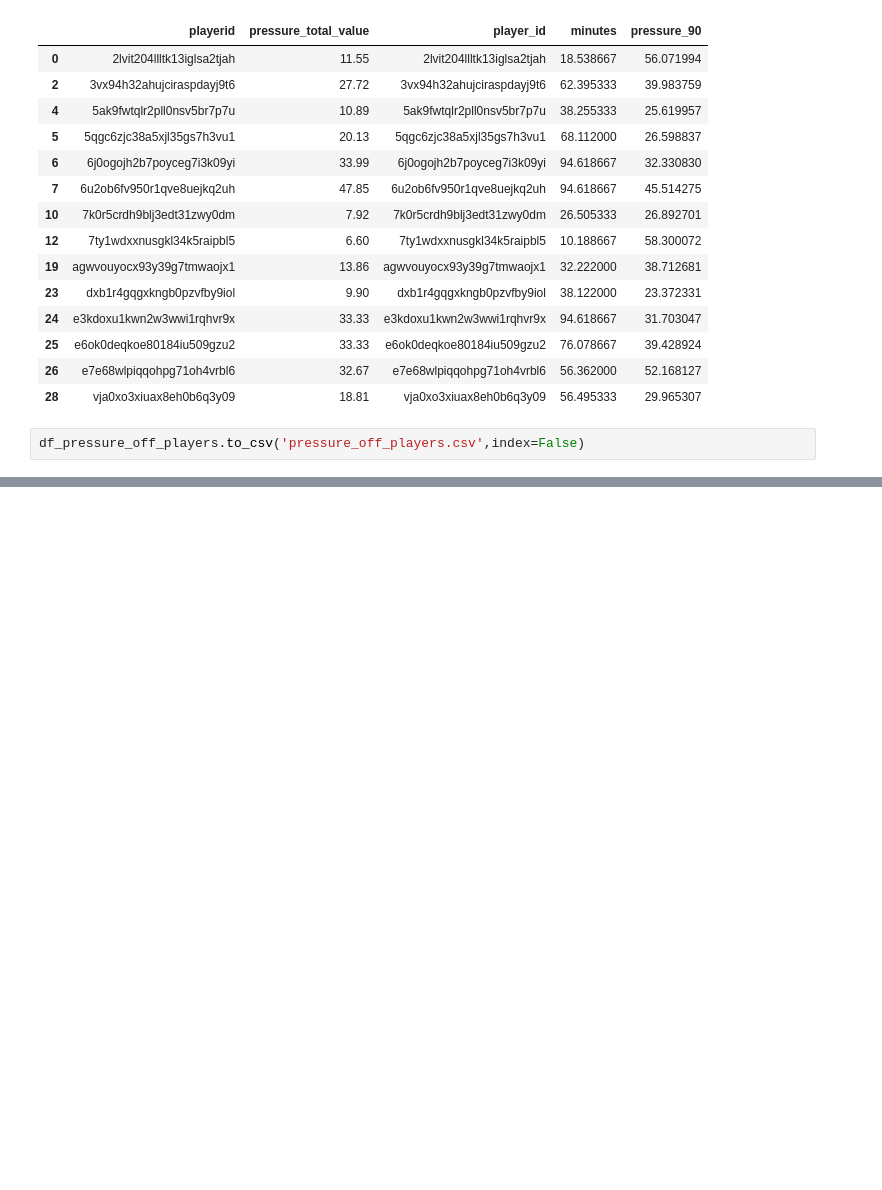
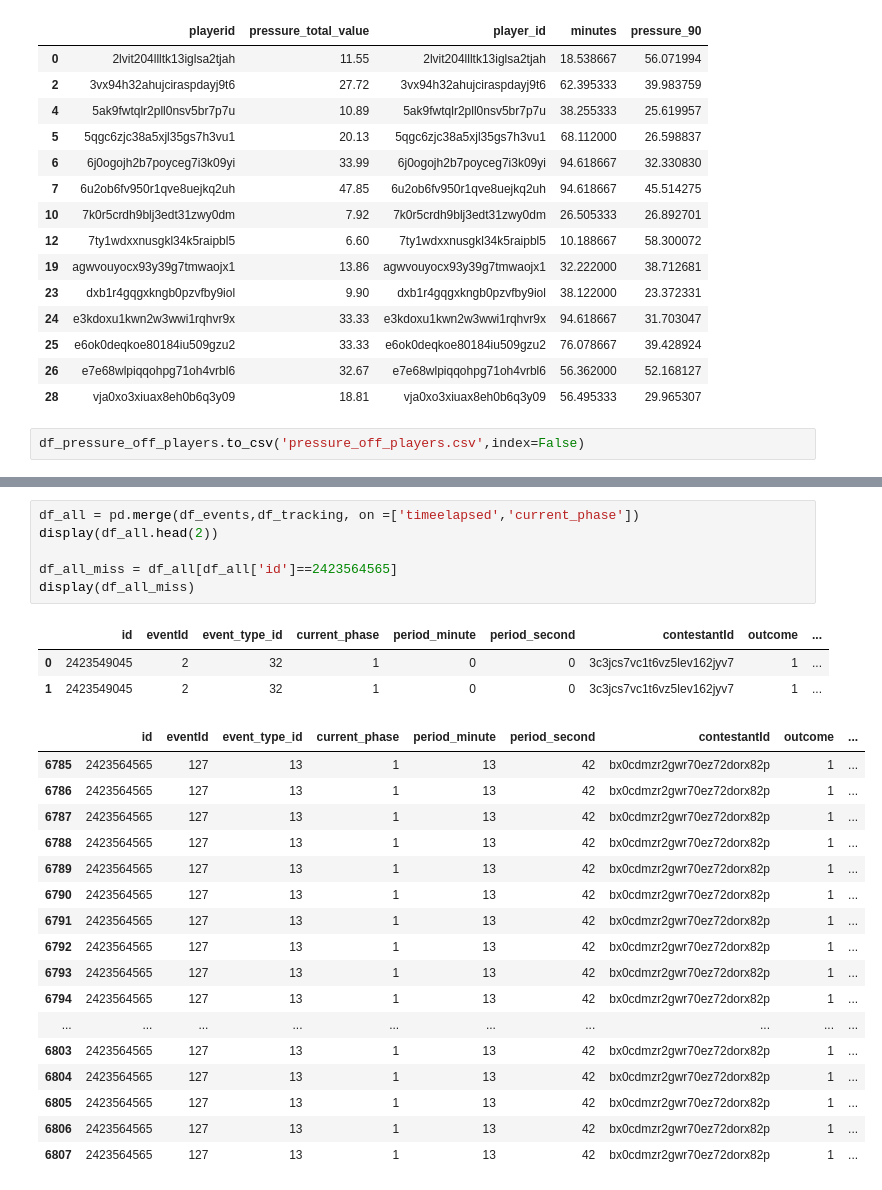
Before and after one commit to GabrielGausachs/OptaChallenge_Clustering_Player_Styles, a Jupyter notebook: utils/metrics.ipynb, the cells around one changed output, grey strips where cells are left out. Cells and saved outputs as stored; diff of their text form; blank space fills up the shorter version.

```diff
--- a/utils/metrics.ipynb
+++ b/utils/metrics.ipynb
@@ -818,0 +852,27 @@ df_pressure_off_players.to_csv('pressure_off_players.csv',index=False)
+# %%
+df_all = pd.merge(df_events,df_tracking, on =['timeelapsed','current_phase'])
+display(df_all.head(2))
+
+df_all_miss = df_all[df_all['id']==2423564565]
+display(df_all_miss)
+# %% [output]
+|  | id | eventId | event_type_id | current_phase | period_minute | period_second | contestantId | outcome | ... |
+| 0 | 2423549045 | 2 | 32 | 1 | 0 | 0 | 3c3jcs7vc1t6vz5lev162jyv7 | 1 | ... |
+| 1 | 2423549045 | 2 | 32 | 1 | 0 | 0 | 3c3jcs7vc1t6vz5lev162jyv7 | 1 | ... |
+|  | id | eventId | event_type_id | current_phase | period_minute | period_second | contestantId | outcome | ... |
+| 6785 | 2423564565 | 127 | 13 | 1 | 13 | 42 | bx0cdmzr2gwr70ez72dorx82p | 1 | ... |
+| 6786 | 2423564565 | 127 | 13 | 1 | 13 | 42 | bx0cdmzr2gwr70ez72dorx82p | 1 | ... |
+| 6787 | 2423564565 | 127 | 13 | 1 | 13 | 42 | bx0cdmzr2gwr70ez72dorx82p | 1 | ... |
+| 6788 | 2423564565 | 127 | 13 | 1 | 13 | 42 | bx0cdmzr2gwr70ez72dorx82p | 1 | ... |
+| 6789 | 2423564565 | 127 | 13 | 1 | 13 | 42 | bx0cdmzr2gwr70ez72dorx82p | 1 | ... |
+| 6790 | 2423564565 | 127 | 13 | 1 | 13 | 42 | bx0cdmzr2gwr70ez72dorx82p | 1 | ... |
+| 6791 | 2423564565 | 127 | 13 | 1 | 13 | 42 | bx0cdmzr2gwr70ez72dorx82p | 1 | ... |
+| 6792 | 2423564565 | 127 | 13 | 1 | 13 | 42 | bx0cdmzr2gwr70ez72dorx82p | 1 | ... |
+| 6793 | 2423564565 | 127 | 13 | 1 | 13 | 42 | bx0cdmzr2gwr70ez72dorx82p | 1 | ... |
+| 6794 | 2423564565 | 127 | 13 | 1 | 13 | 42 | bx0cdmzr2gwr70ez72dorx82p | 1 | ... |
+| ... | ... | ... | ... | ... | ... | ... | ... | ... | ... |
+| 6803 | 2423564565 | 127 | 13 | 1 | 13 | 42 | bx0cdmzr2gwr70ez72dorx82p | 1 | ... |
+| 6804 | 2423564565 | 127 | 13 | 1 | 13 | 42 | bx0cdmzr2gwr70ez72dorx82p | 1 | ... |
+| 6805 | 2423564565 | 127 | 13 | 1 | 13 | 42 | bx0cdmzr2gwr70ez72dorx82p | 1 | ... |
+| 6806 | 2423564565 | 127 | 13 | 1 | 13 | 42 | bx0cdmzr2gwr70ez72dorx82p | 1 | ... |
+| 6807 | 2423564565 | 127 | 13 | 1 | 13 | 42 | bx0cdmzr2gwr70ez72dorx82p | 1 | ... |
```
Also changed, not shown: parts of 3 cells of this notebook, 1 other file.
